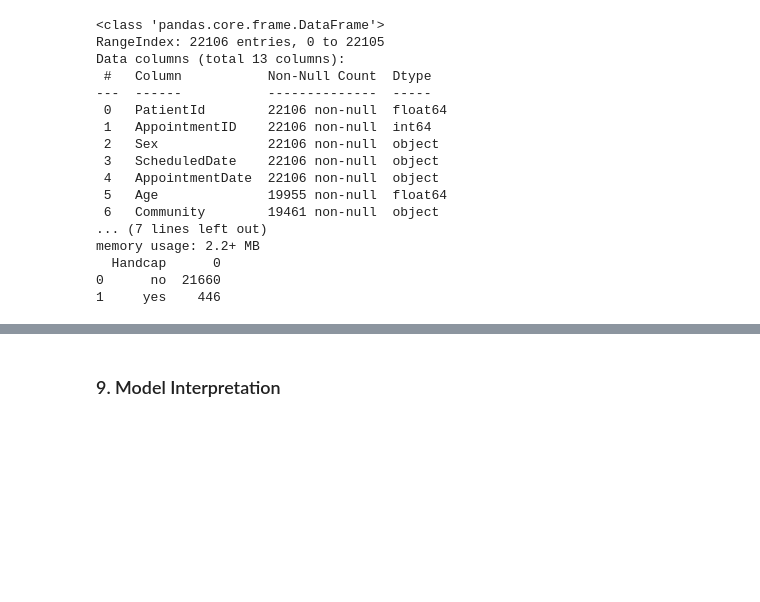
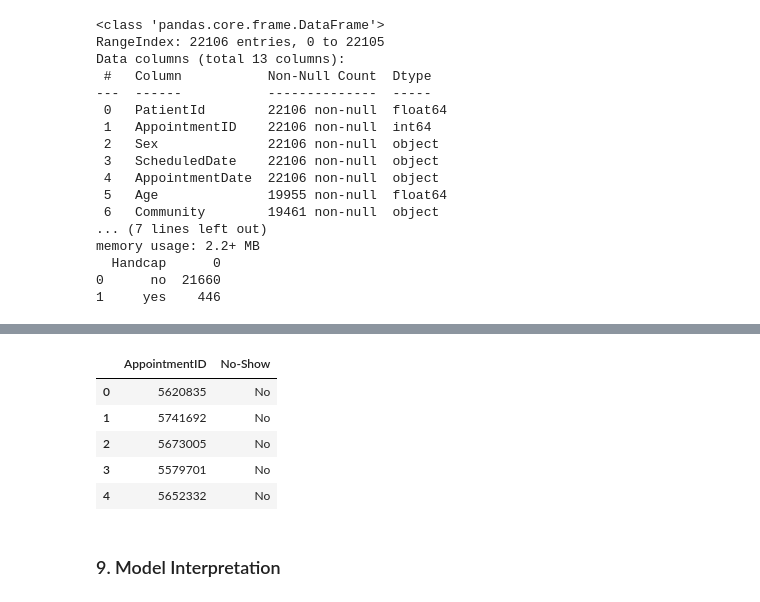
Before and after one commit to MRaza98/BIPM, a Jupyter notebook: Data Science/Project/group_copy_paste.ipynb, the cells around one changed output, grey strips where cells are left out. Drawn from its saved outputs; the diff is of its cells as text; code cells hidden in the pictures; blank space fills up the shorter version.

```diff
--- a/Data Science/Project/group_copy_paste.ipynb
+++ b/Data Science/Project/group_copy_paste.ipynb
@@ -788,0 +785,16 @@ preds = pipe_xgb.predict(X_test)
+# %%
+from sklearn.ensemble import RandomForestClassifier
+
+# Instantiate rf
+rf = RandomForestClassifier(n_estimators=50, random_state=42)
+
+
+pipe_rf = Pipeline([
+    ('preprocessor', preprocessor),
+    ('classifier', rf)]
+)
+
+pipe_rf.fit(X_train, y_train)
+
+preds_rf = pipe_rf.predict(X_test)
+preds_rf
@@ -814,7 +821,7 @@ weighted avg       0.64      0.80      0.71     26765
 # %%
 # Keeping original df_test intact:
 
-df_test = pd.read_csv('/Users/muhammadraza/Documents/GitHub/BIPM/Data Science/Project/test.csv')
+df_test = pd.read_csv('/Users/ligiavergara/Documents/GitHub/BIPM/Data Science/Project/test.csv')
 
 df_test_t = df_test[:]
 # %%
@@ -944,9 +972,10 @@ memory usage: 1.5+ MB
 # %%
-y_pred_test = pipe_dt.predict(X_df_test)
+y_pred_test = pipe_rf.predict(X_df_test)
 # %%
-df_test["No-Show"] = y_pred_test
-mapping = {0: 'No', 1: 'Yes'}
-df_test["No-show"] = df_test["No-Show"].replace(mapping)
-Submission = df_test[["AppointmentID", "No-show"]]
-Submission.head()
+df_test_t["No-Show"] = y_pred_test
+df_test_t.info()
+##mapping = {0: 'No', 1: 'Yes'}
+##df_test["No-show"] = df_test["No-Show"].replace(mapping)
+##Submission = df_test_t[["AppointmentID", "No-show"]]
+##Submission.head()
 # %% [output]
@@ -959 +999,11 @@ Submission.head()
+# %%
+Submission = df_test_t[["AppointmentID", "No-Show"]]
+Submission.head()
+# %% [output]
+|  | AppointmentID | No-Show |
+| 0 | 5620835 | No |
+| 1 | 5741692 | No |
+| 2 | 5673005 | No |
+| 3 | 5579701 | No |
+| 4 | 5652332 | No |
 # %%
```
Also changed, not shown: parts of 21 cells of this notebook.
